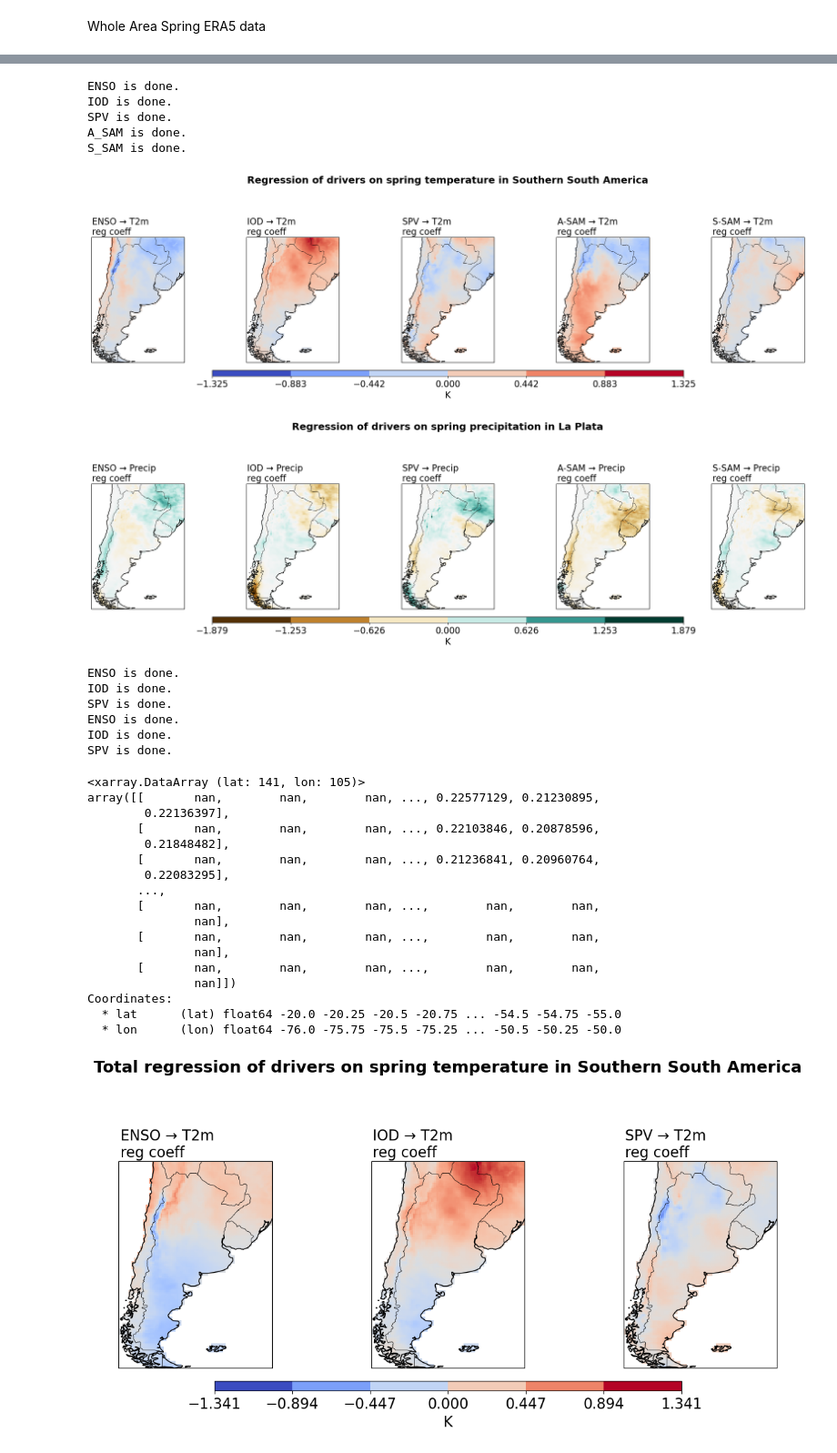
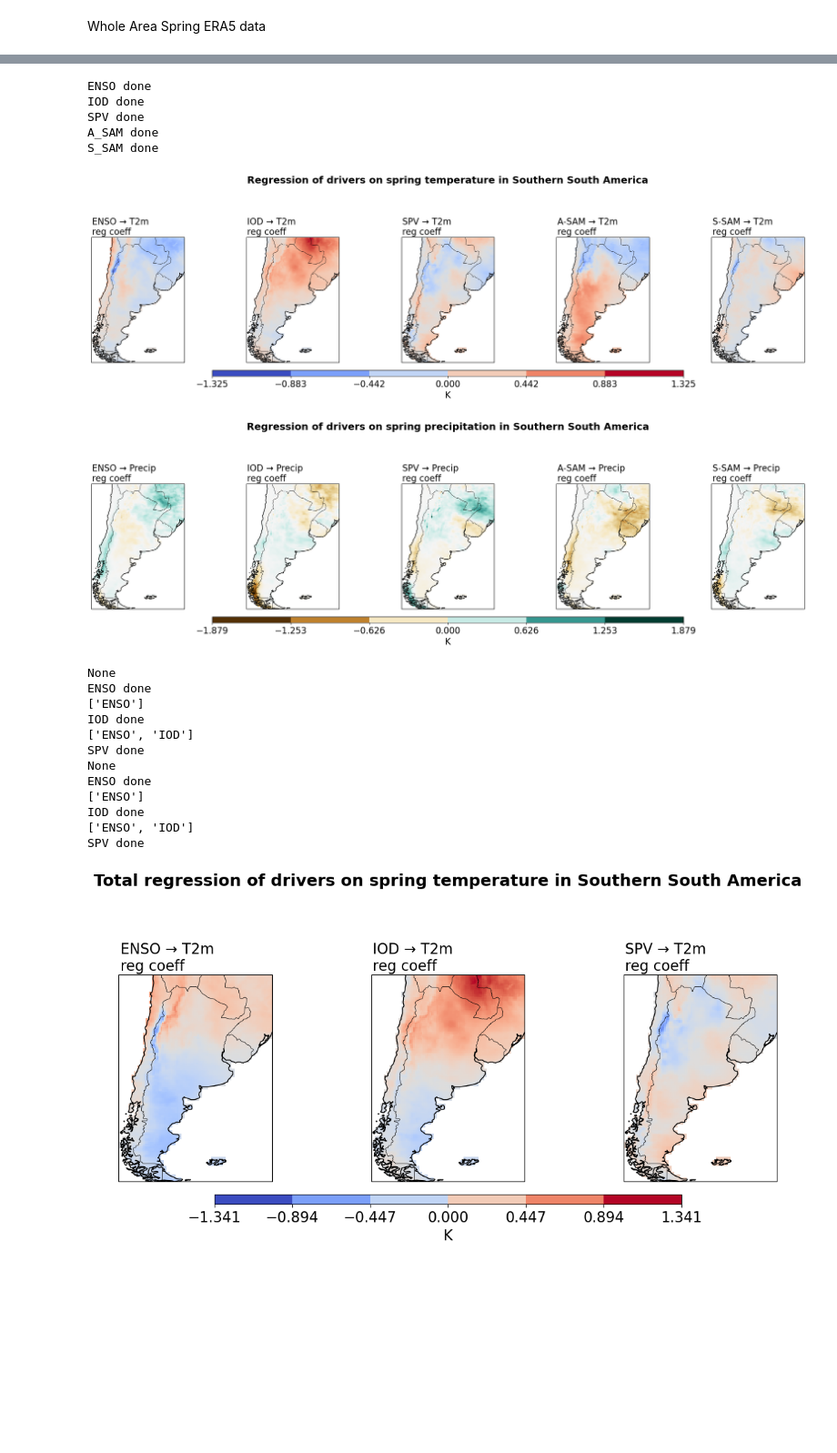
Before and after one commit to giulianolattus-crypto/work, a Jupyter notebook: reg_map_trial-bigger_snippet.ipynb, the cells around one changed output, grey strips where cells are left out. Shown at 91% size. Saved outputs shown, nothing was run; the diff lists cells and outputs as text; code cells hidden in the pictures; blank space fills up the shorter version.

```diff
--- a/reg_map_trial-bigger_snippet.ipynb
+++ b/reg_map_trial-bigger_snippet.ipynb
@@ -153,7 +155,7 @@ t_whole_SON=var_prepper(t_total, [9,10,11], wghts_bool=False)
 t_whole_DJF=var_prepper(t_total, [12,1,2], wghts_bool=False)
 # %%
 ##Era 5 precip data
-pr_era=xr.open_dataset('data\era5_tp.nc')
+pr_era=xr.open_dataset('data/era5_tp.nc')
 pr_era=pr_era.rename({'valid_time':'time','latitude':'lat','longitude':'lon'})
 pr_total=pr_era.sel(time=slice('1950','2024'),lat=slice(-20,-55),lon=slice(-76,-49))
 
@@ -351,4 +358,5 @@ def conditioning_everything3(somedict, driver_list, dep_var, skip=True, total_ef
 # %% [markdown]
 Whole Area Spring ERA5 data
 # %%
-temp_30_years=construct_da_x_year_fix(ds_SON, 30)
+temp_30_years=construct_da_x_year_fix(ds_SON)
+temp_30_years
@@ -355,4 +384,4 @@ temp_30_years=construct_da_x_year_fix(ds_SON, 30)
 # %%
 ##this is the short cut
-result=conditioning_everything3(temp_30_years, ['ENSO', 'IOD', 'SPV', 'A_SAM', 'S_SAM'], 't2m', filename='T_LP_SON')
+result=conditioning_everything_fast(temp_30_years, ['ENSO', 'IOD', 'SPV', 'A_SAM', 'S_SAM'], 't2m')
 # %% [output]
@@ -360,11 +398,11 @@ KeyboardInterrupt:
 # %%
-pr_reg_LP_SON=conditioning_everything3(temp_30_years, ['ENSO', 'IOD', 'SPV', 'A_SAM', 'S_SAM'], 'tp', filename='Pr_LP_SON')
+pr_reg_LP_SON=conditioning_everything_fast(temp_30_years, ['ENSO', 'IOD', 'SPV', 'A_SAM', 'S_SAM'], 'tp')
 # %% [output]
-ENSO is done.
-IOD is done.
-SPV is done.
-A_SAM is done.
-S_SAM is done.
+ENSO done
+IOD done
+SPV done
+A_SAM done
+S_SAM done
 # %%
 import cartopy.feature as cfeature
 
@@ -507,46 +545,31 @@ def subplots_map(ds, title_list, cmap=plt.cm.coolwarm, unit='K', cbar_each=None,
 # %%
 #print(result)
 subplots_map(result, [f"ENSO → T2m \nreg coeff", f"IOD → T2m \nreg coeff", f"SPV → T2m \nreg coeff", \
                       f"A-SAM → T2m \nreg coeff", f"S-SAM → T2m \nreg coeff"], heading='Regression of drivers on spring temperature in Southern South America')
 
 subplots_map(pr_reg_LP_SON, [f"ENSO → Precip \nreg coeff", f"IOD → Precip \nreg coeff", f"SPV → Precip \nreg coeff", \
                       f"A-SAM → Precip \nreg coeff", f"S-SAM → Precip \nreg coeff"], \
-             cmap=plt.cm.BrBG ,heading='Regression of drivers on spring precipitation in La Plata')
+             cmap=plt.cm.BrBG ,heading='Regression of drivers on spring precipitation in Southern South America')
 # %% [output]
 [figure]
-[figure, old version]
+[figure, new version]
 # %%
 ##total effect of temp and precip in LP
-t_reg_LP_SON_tot=conditioning_everything3(temp_30_years, ['ENSO', 'IOD', 'SPV'], 't2m',total_eff=True, \
-                                          filename='T_LP_SON_tot')
-pr_reg_LP_SON_tot=conditioning_everything3(temp_30_years, ['ENSO', 'IOD', 'SPV'], 'tp',total_eff=True, filename='Pr_LP_SON_tot')
+t_reg_LP_SON_tot=conditioning_everything_fast(temp_30_years, ['ENSO', 'IOD', 'SPV'], 't2m',total_eff=True)
+pr_reg_LP_SON_tot=conditioning_everything_fast(temp_30_years, ['ENSO', 'IOD', 'SPV'], 'tp',total_eff=True)
 # %% [output]
-ENSO is done.
-IOD is done.
-SPV is done.
-ENSO is done.
-IOD is done.
-SPV is done.
+None
+ENSO done
+['ENSO']
+IOD done
+['ENSO', 'IOD']
+SPV done
+None
+ENSO done
+['ENSO']
+IOD done
+['ENSO', 'IOD']
+SPV done
-# %%
-display(t_reg_LP_SON_tot[0])
-# %% [output]
-<xarray.DataArray (lat: 141, lon: 105)>
-array([[       nan,        nan,        nan, ..., 0.22577129, 0.21230895,
-        0.22136397],
-       [       nan,        nan,        nan, ..., 0.22103846, 0.20878596,
-        0.21848482],
-       [       nan,        nan,        nan, ..., 0.21236841, 0.20960764,
-        0.22083295],
-       ...,
-       [       nan,        nan,        nan, ...,        nan,        nan,
-               nan],
-       [       nan,        nan,        nan, ...,        nan,        nan,
-               nan],
-       [       nan,        nan,        nan, ...,        nan,        nan,
-               nan]])
-Coordinates:
-  * lat      (lat) float64 -20.0 -20.25 -20.5 -20.75 ... -54.5 -54.75 -55.0
-  * lon      (lon) float64 -76.0 -75.75 -75.5 -75.25 ... -50.5 -50.25 -50.0
 # %%
 subplots_map(t_reg_LP_SON_tot, [f"ENSO → T2m \nreg coeff", f"IOD → T2m \nreg coeff", f"SPV → T2m \nreg coeff", \
                       ], heading='Total regression of drivers on spring temperature in Southern South America')
```
Also changed, not shown: parts of 12 cells of this notebook, 11 other files.
